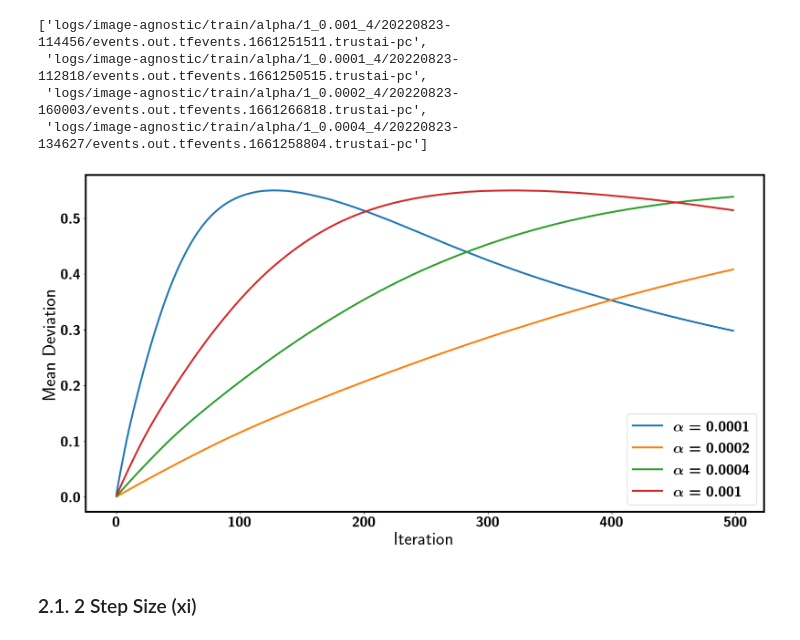
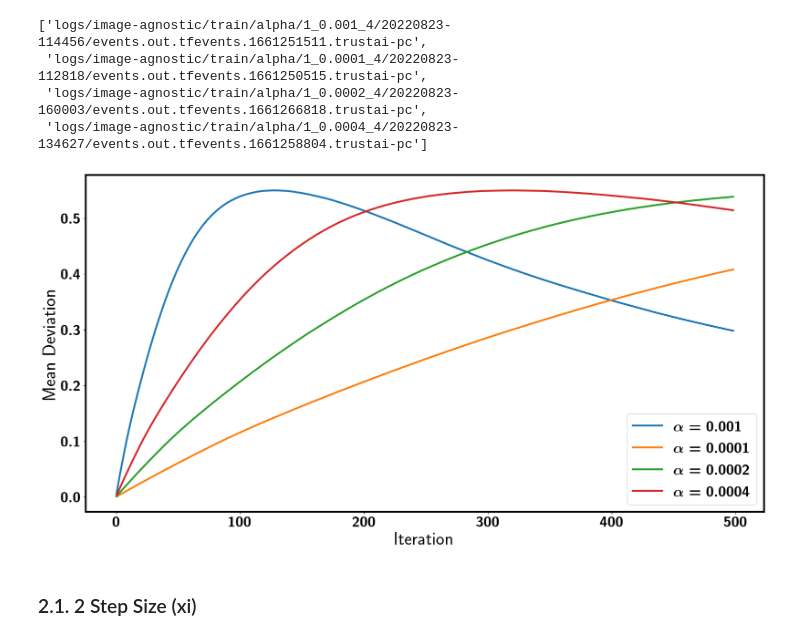
Before and after one commit to wuhanstudio/adversarial-driving, a Jupyter notebook: model/notebooks/adversarial-driving-ICRA.ipynb, the cells around one changed output. Drawn from its saved outputs; the diff is of its cells as text; code cells hidden in the pictures.

```diff
--- a/model/notebooks/adversarial-driving-ICRA.ipynb
+++ b/model/notebooks/adversarial-driving-ICRA.ipynb
@@ -264,38 +264,38 @@ MAX_DATA = -1
 # %%
 parameters = {'axes.labelsize': 30,
               'axes.linewidth': 3,
               'figure.figsize': (10, 10),
               'font.size': 24,
               'text.latex.preamble': r'\usepackage{sfmath} \boldmath',
               'text.usetex': True,
               'font.weight' : 'bold'}
 
 plt.rcParams.update(parameters)
 
 f, (ax1) = plt.subplots(nrows = 1, ncols = 1)
 
 f.set_figheight(10)
 f.set_figwidth(20)
 
 # plt.subplot(1, 2, 1)
 
 ax1.set_xlabel('Iteration')
 
 ax1.set_ylabel('Mean Deviation')
 
-ax1.plot(image_agnostic_alpha_y_mean[0][:MAX_DATA], label=r'$\alpha=0.0001$', linewidth=3)
+ax1.plot(image_agnostic_alpha_y_mean[0][:MAX_DATA], label=r'$\alpha=0.001$', linewidth=3)
 
-ax1.plot(image_agnostic_alpha_y_mean[1][:MAX_DATA], label=r'$\alpha=0.0002$', linewidth=3)
+ax1.plot(image_agnostic_alpha_y_mean[1][:MAX_DATA], label=r'$\alpha=0.0001$', linewidth=3)
 
-ax1.plot(image_agnostic_alpha_y_mean[2][:MAX_DATA], label=r'$\alpha=0.0004$', linewidth=3)
+ax1.plot(image_agnostic_alpha_y_mean[2][:MAX_DATA], label=r'$\alpha=0.0002$', linewidth=3)
 
-ax1.plot(image_agnostic_alpha_y_mean[3][:MAX_DATA],label=r'$\alpha=0.001$', linewidth=3)
+ax1.plot(image_agnostic_alpha_y_mean[3][:MAX_DATA],label=r'$\alpha=0.0004$', linewidth=3)
 
 ax1.legend(loc="lower right")
 
 plt.show()
 # %% [output]
-[figure, old version]
+[figure, new version]
 # %%
 f.savefig("alpha", bbox_inches='tight', pad_inches=0.5)
 # %% [markdown]
```
Also changed, not shown: parts of 2 cells of this notebook, 3 other files.
